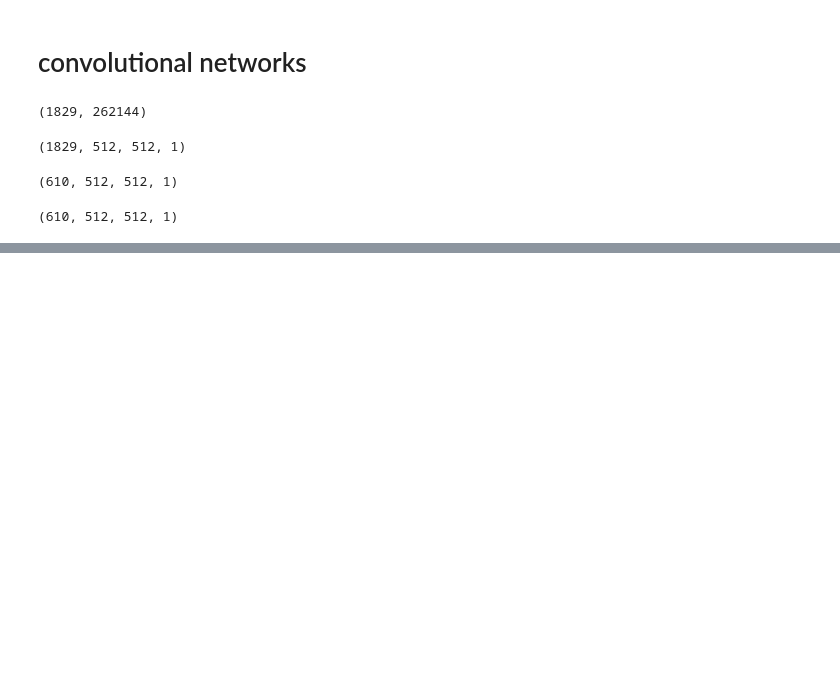
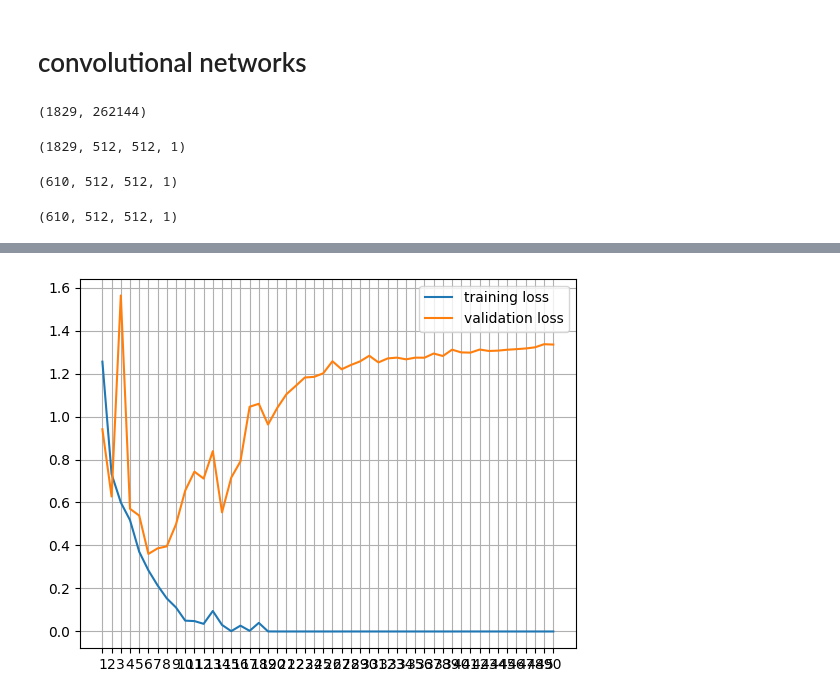
Before and after one commit to umbaranowska/PJATK_WUM_projekt, a Jupyter notebook: convolutional_networks.ipynb, the cells around one changed output, grey strips where cells are left out. Cells and saved outputs as stored; diff of their text form; code cells hidden in the pictures; blank space fills up the shorter version.

```diff
--- a/convolutional_networks.ipynb
+++ b/convolutional_networks.ipynb
@@ -255,0 +280,4 @@ Epoch 1/50
+# %%
+makeGraph(history3.history, "loss")
+# %% [output]
+[figure, added]
```
Also changed, not shown: parts of 35 cells of this notebook, 2 other files.
